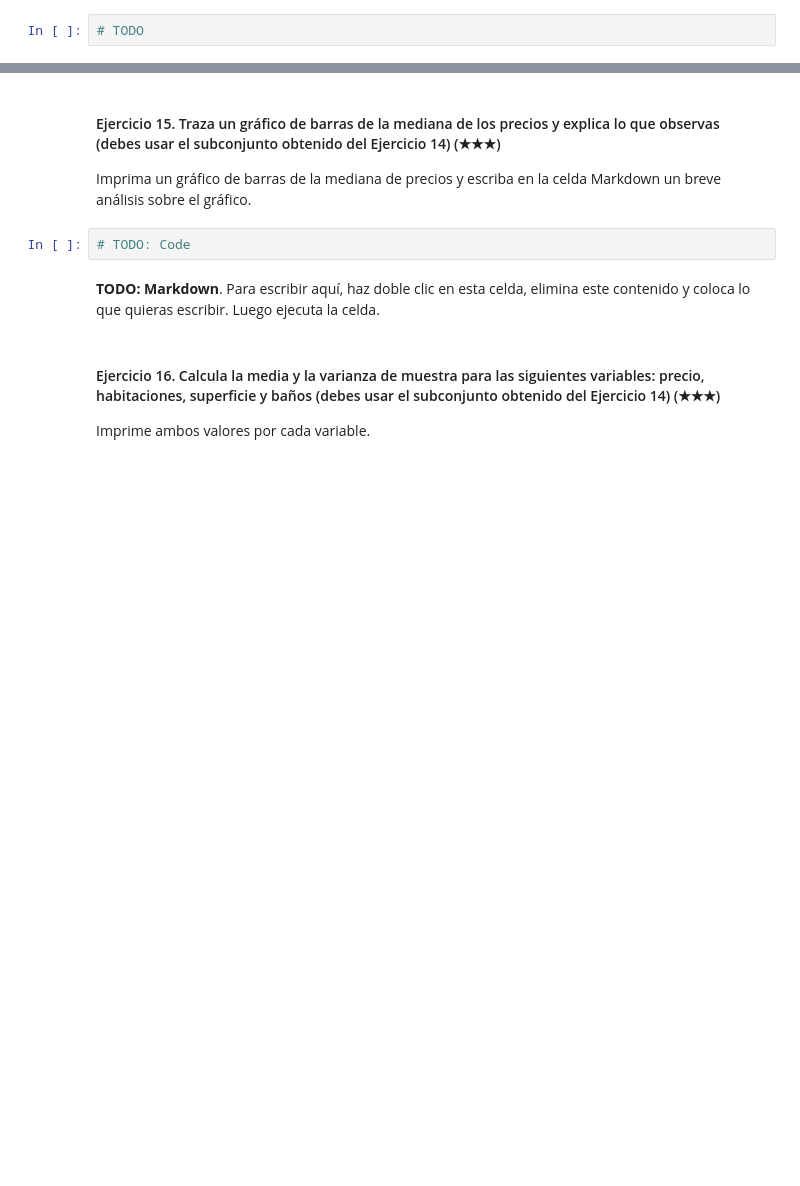
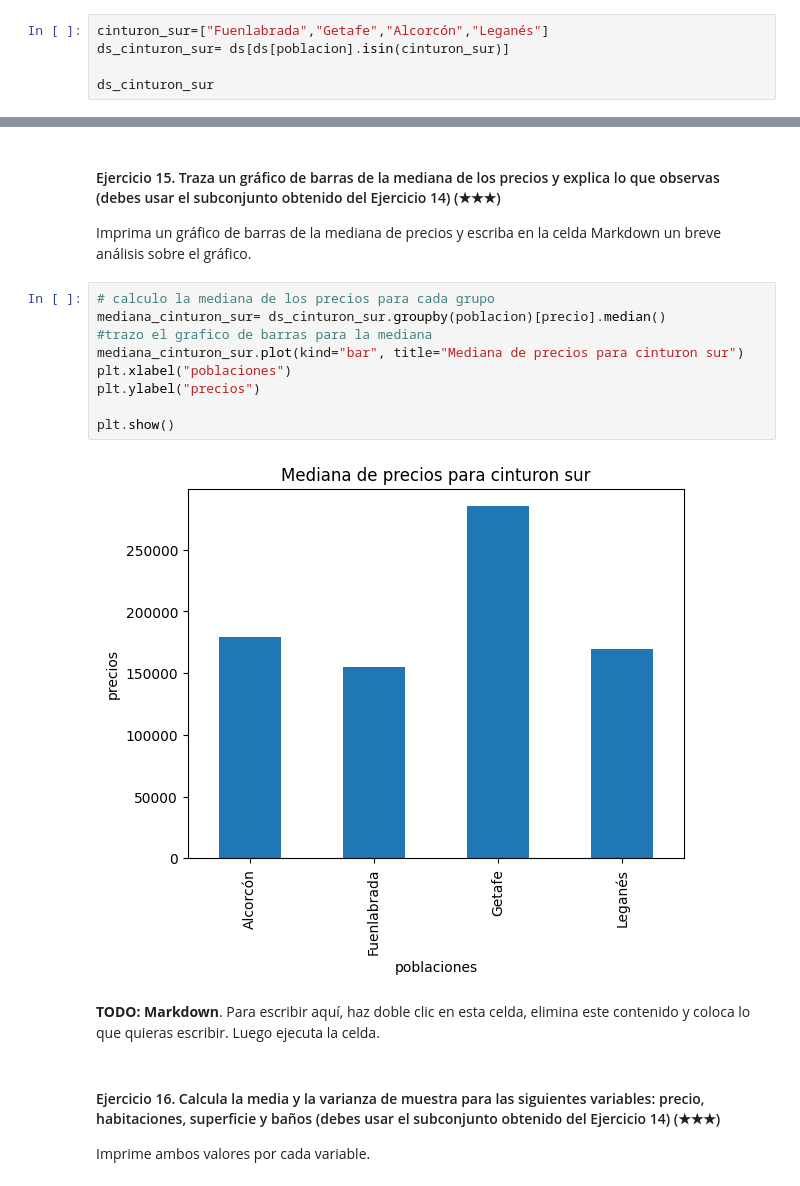
Before and after one commit to LucasDellaMaestra/realestate-datacleanup-exercise, a Jupyter notebook: project.es.ipynb, the cells around one changed output, grey strips where cells are left out. Saved outputs shown, nothing was run; the diff lists cells and outputs as text; blank space fills up the shorter version.

```diff
--- a/project.es.ipynb
+++ b/project.es.ipynb
@@ -218,4 +289,7 @@ Imprima la población y el número de casas.
 
 Pista: Filtra el DataFrame original usando la columna `level5` y la función `isin`.
 # %%
-# TODO
+cinturon_sur=["Fuenlabrada","Getafe","Alcorcón","Leganés"]
+ds_cinturon_sur= ds[ds[poblacion].isin(cinturon_sur)]
+
+ds_cinturon_sur
@@ -224,7 +312,16 @@ Pista: Filtra el DataFrame original usando la columna `level5` y la función `is
 
 Imprima un gráfico de barras de la mediana de precios y escriba en la celda Markdown un breve análisis sobre el gráfico.
 # %%
-# TODO: Code
+# calculo la mediana de los precios para cada grupo
+mediana_cinturon_sur= ds_cinturon_sur.groupby(poblacion)[precio].median()
+#trazo el grafico de barras para la mediana
+mediana_cinturon_sur.plot(kind="bar", title="Mediana de precios para cinturon sur")
+plt.xlabel("poblaciones")
+plt.ylabel("precios")
+
+plt.show()
+# %% [output]
+[figure, added]
 # %% [markdown]
 **TODO: Markdown**. Para escribir aquí, haz doble clic en esta celda, elimina este contenido y coloca lo que quieras escribir. Luego ejecuta la celda.
 # %% [markdown]
```
Also changed, not shown: parts of 14 cells of this notebook.
